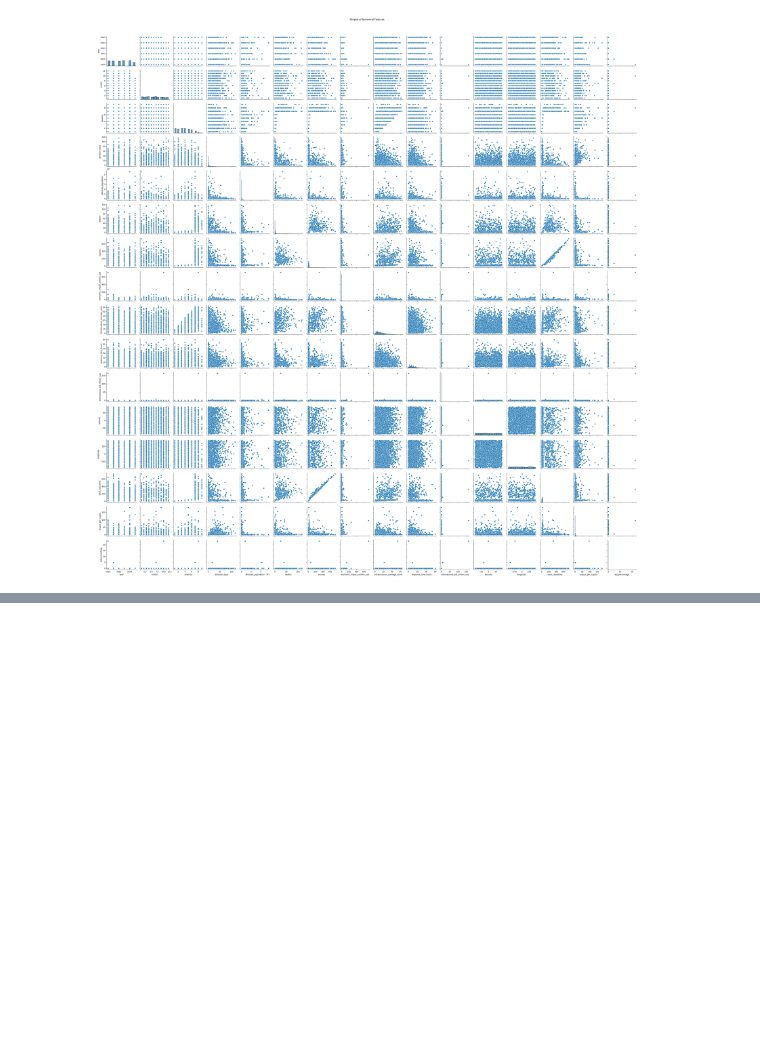
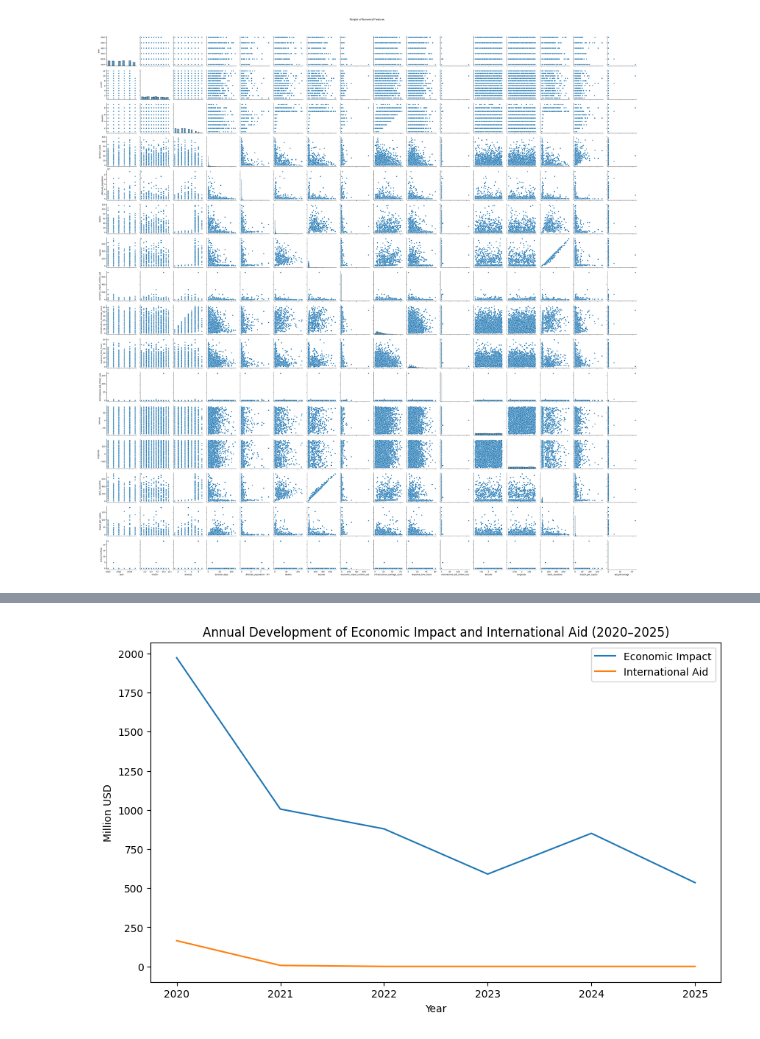
Before and after one commit to KarlFreiwald/project_IV, a Jupyter notebook: first exploration.ipynb, the cells around one changed output, grey strips where cells are left out. Cells and saved outputs as stored; diff of their text form; code cells hidden in the pictures; blank space fills up the shorter version.

```diff
--- a/first exploration.ipynb
+++ b/first exploration.ipynb
@@ -116,0 +197,18 @@ plt.show()
+# %%
+# Aggregate yearly sums
+yearly = data.groupby("year").agg({
+    "economic_impact_million_usd": "sum",
+    "international_aid_million_usd": "sum"
+}).reset_index()
+
+plt.figure(figsize=(10,6))
+sns.lineplot(data=yearly, x="year", y="economic_impact_million_usd", label="Economic Impact")
+sns.lineplot(data=yearly, x="year", y="international_aid_million_usd", label="International Aid")
+
+plt.title("Annual Development of Economic Impact and International Aid (2020–2025)")
+plt.xlabel("Year")
+plt.ylabel("Million USD")
+plt.legend()
+plt.show()
+# %% [output]
+[figure, added]
```
Also changed, not shown: parts of 5 cells of this notebook, 1 other file.
